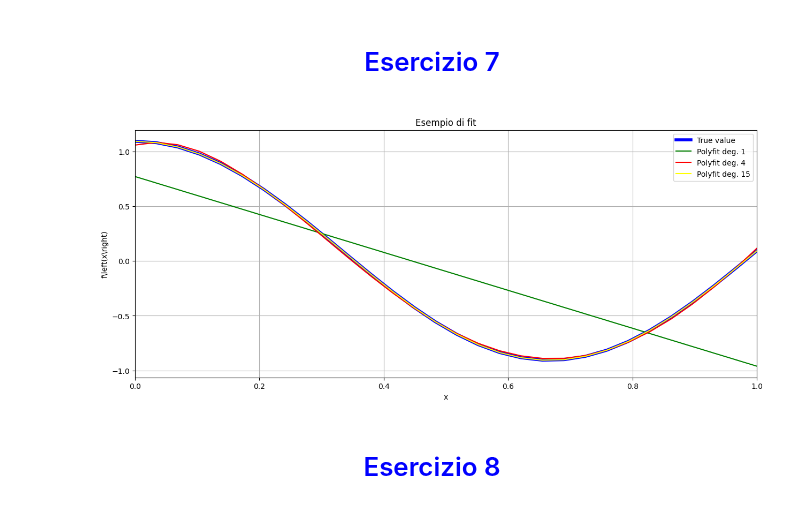
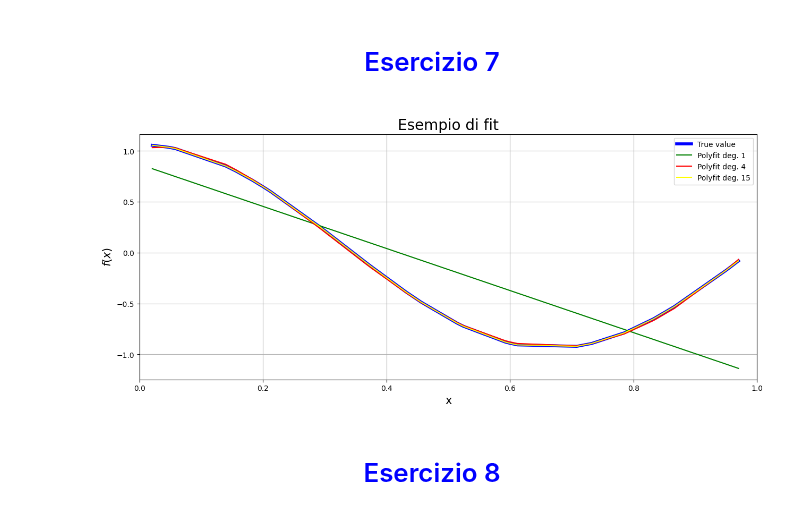
Before and after one commit to Negrini085/DeepLearning, a Jupyter notebook: Esercitazioni/lab_02.ipynb, the cells around one changed output. Drawn from its saved outputs; the diff is of its cells as text; code cells hidden in the pictures.

```diff
--- a/Esercitazioni/lab_02.ipynb
+++ b/Esercitazioni/lab_02.ipynb
@@ -310,7 +310,8 @@ def true_func(x):
     return np.cos(1.5 * np.pi * x)
 # %%
 # Fit con numpy
-x = np.linspace(0, 1, 30)
+np.random.seed(42)
+x = np.sort(np.random.rand(30,).astype(np.float32))
 y = true_func(x) + np.random.rand() * 0.1
 # %%
 # Fit polinomiale con numpy
@@ -320,23 +321,23 @@ y_fit15 = np.polyval(np.polyfit(x, y, 15), x)
 # %%
 # Plot con vari fit polinomiali
 fig = plt.figure(figsize = (15, 6))
 
 plt.plot(x, y, color = 'blue', linewidth = 4, label = "True value")
 plt.plot(x, y_fit1, color = 'green', label = "Polyfit deg. 1")
 plt.plot(x, y_fit4, color = 'red', label = "Polyfit deg. 4")
 plt.plot(x, y_fit15, color = 'yellow', label = "Polyfit deg. 15")
 
-plt.title("Esempio di fit")
+plt.title("Esempio di fit", fontsize = 20)
 plt.xlim(0, 1)
-plt.xlabel("x")
-plt.ylabel(r"f\left(x\right)")
+plt.xlabel("x", fontsize = 15)
+plt.ylabel(r"$f\left(x\right)$", fontsize = 15)
 plt.legend(loc = "best")
 plt.grid(True)
 
 plt.savefig("Immagini/Esercitazione2/output7.png")
 plt.show()
 # %% [output]
-[figure, old version]
+[figure, new version]
 # %% [markdown]
 <center>
 <h1 style="color:blue; font-size:50px;"> Esercizio 8</h1>
```
Also changed, not shown: parts of 2 cells of this notebook, 1 other file.
